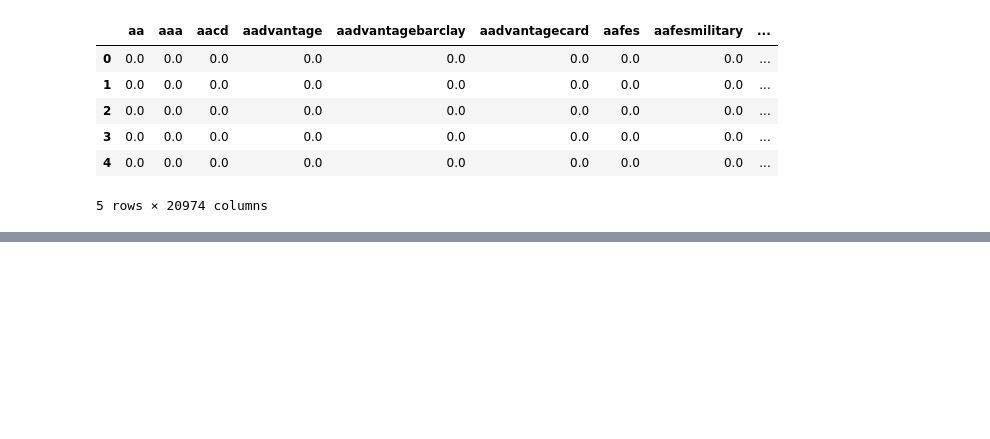
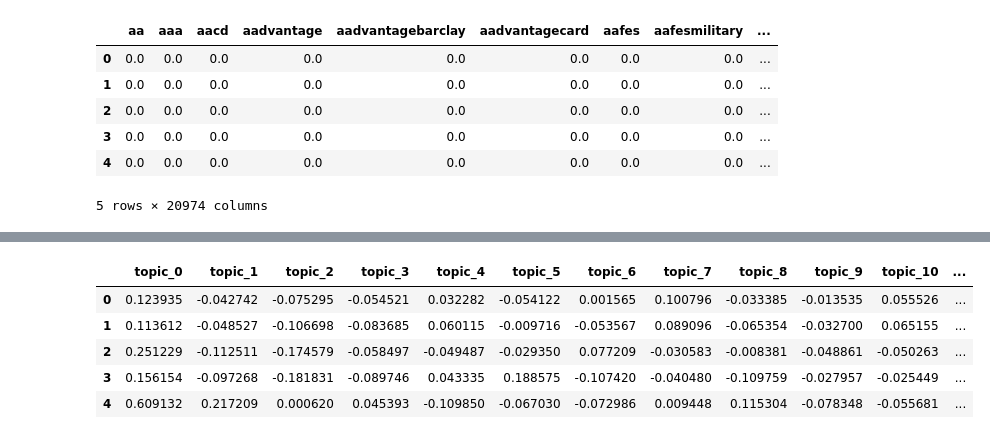
Before and after one commit to melaniedaniel7/CFPB-NLP-Topic-Analysis, a Jupyter notebook: CFPB_NLP_Analysis.ipynb, the cells around one changed output, grey strips where cells are left out. Saved outputs shown, nothing was run; the diff lists cells and outputs as text; code cells hidden in the pictures; blank space fills up the shorter version.

```diff
--- a/CFPB_NLP_Analysis.ipynb
+++ b/CFPB_NLP_Analysis.ipynb
@@ -356,0 +390,58 @@ Shape of TF-IDF matrix: (14965, 20974)
+# %%
+# Using LSA and the TF-IDF approach to find the most prevalent topics (corpus test)
+
+# Import libraries and dependencies
+from sklearn.decomposition import TruncatedSVD
+import numpy as np
+import pandas as pd # Import pandas as it's used for DataFrame
+from sklearn.feature_extraction.text import TfidfVectorizer # Import TfidfVectorizer here
+
+svd_model = TruncatedSVD(n_components=12) # Test on 12 topics
+lsa = svd_model.fit_transform(TFIDF_matrix)
+
+topic_encoded_df = pd.DataFrame(lsa, columns = ["topic_" + str(i) for i in range(lsa.shape[1])])
+topic_encoded_df["Consumer Complaints"] = df['Lemmatized_Complaint_String']
+topic_encoded_df.head()
+
+def extract_main_topics(x):
+    """
+    Return the main topic for each document. The main topic is that have the maximum value for each line
+    """
+    topics = np.abs(x)
+    main_topic = topics.sort_values(ascending=False).index[0]
+    return main_topic
+
+# Initialize column main_topics with 0
+topic_encoded_df.loc[:, 'main_topic'] = '' # Initialize as string to avoid FutureWarning
+
+for i, row in topic_encoded_df.iloc[:,:-2].iterrows():
+    topic_encoded_df.loc[i, 'main_topic'] = extract_main_topics(row)
+
+topic_encoded_df.head()
+
+topic_encoded_df['main_topic'].value_counts()
+
+# Re-initialize and fit the TfidfVectorizer on the full dataset to get all feature names
+vectorizer = TfidfVectorizer(min_df=1)
+vectorizer.fit(df['Lemmatized_Complaint_String'])
+
+# Create DataFrame containing the description of each topic in terms of the words in the vocabulary
+topics_description = pd.DataFrame(svd_model.components_, columns = vectorizer.get_feature_names_out(),
+                                  index = ['topic_' + str(i) for i in range(svd_model.components_.shape[0])])
+
+# Compute absolute values of coefficients
+topics_description = topics_description.apply(np.abs, axis = 1)
+
+# Each word is map with a score of relevance for each topic
+topics_description.head()
+
+# Loop over each topic and print the 5 most important words
+for i,row in topics_description.iterrows():
+    print('TOPIC :', i)
+    print(row.sort_values(ascending=False)[0:5].index.tolist())
+    print()
+    print('-------------------------')
+    print()
+
+topic_encoded_df.head()
+# %% [output]
@@ -356,0 +465,6 @@ Shape of TF-IDF matrix: (14965, 20974)
+|  | topic_0 | topic_1 | topic_2 | topic_3 | topic_4 | topic_5 | topic_6 | topic_7 | topic_8 | topic_9 | topic_10 | ... |
+| 0 | 0.123935 | -0.042742 | -0.075295 | -0.054521 | 0.032282 | -0.054122 | 0.001565 | 0.100796 | -0.033385 | -0.013535 | 0.055526 | ... |
+| 1 | 0.113612 | -0.048527 | -0.106698 | -0.083685 | 0.060115 | -0.009716 | -0.053567 | 0.089096 | -0.065354 | -0.032700 | 0.065155 | ... |
+| 2 | 0.251229 | -0.112511 | -0.174579 | -0.058497 | -0.049487 | -0.029350 | 0.077209 | -0.030583 | -0.008381 | -0.048861 | -0.050263 | ... |
+| 3 | 0.156154 | -0.097268 | -0.181831 | -0.089746 | 0.043335 | 0.188575 | -0.107420 | -0.040480 | -0.109759 | -0.027957 | -0.025449 | ... |
+| 4 | 0.609132 | 0.217209 | 0.000620 | 0.045393 | -0.109850 | -0.067030 | -0.072986 | 0.009448 | 0.115304 | -0.078348 | -0.055681 | ... |
```
Also changed, not shown: parts of 6 cells of this notebook.
